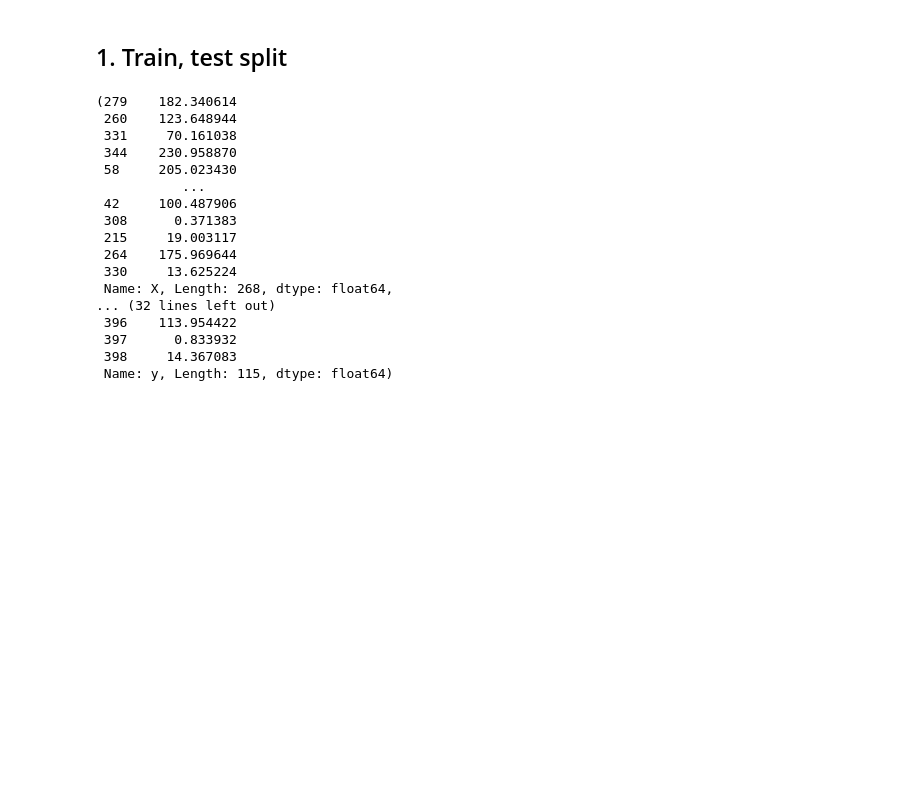
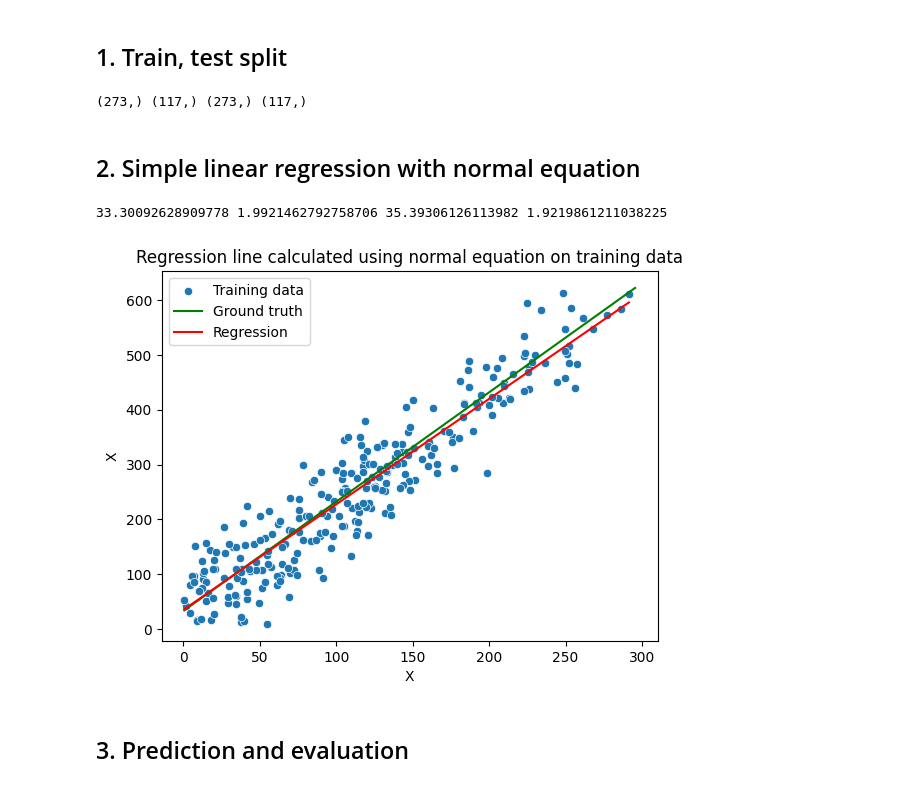
Before and after one commit to Crudeerz/ML-Rasmus-Berghall, a Jupyter notebook: Exercises/E00_answers.ipynb, the cells around one changed output. Drawn from its saved outputs; the diff is of its cells as text; code cells hidden in the pictures; blank space fills up the shorter version.

```diff
--- a/Exercises/E00_answers.ipynb
+++ b/Exercises/E00_answers.ipynb
@@ -99,22 +99,45 @@ def train_test_split(X: pd.DataFrame, y: pd.DataFrame, train_fraction= 0.7, rand
     return(X_train, X_test, y_train, y_test)
 
 
-train_test_split(df["X"], df["y"])
+X_tr, X_te, y_tr, y_te = train_test_split(df["X"], df["y"])
+
+
+print(X_tr.shape, X_te.shape, y_tr.shape, y_te.shape)
 # %% [output]
-(279    182.340614
- 260    123.648944
- 331     70.161038
- 344    230.958870
- 58     205.023430
-           ...
- 42     100.487906
- 308      0.371383
- 215     19.003117
- 264    175.969644
- 330     13.625224
- Name: X, Length: 268, dtype: float64,
-... (32 lines left out)
- 396    113.954422
- 397      0.833932
- 398     14.367083
- Name: y, Length: 115, dtype: float64)
+(273,) (117,) (273,) (117,)
+# %% [markdown]
+## 2. Simple linear regression with normal equation
+# %%
+ax = sns.scatterplot(x=X_tr, y=y_tr, label="Training data")
+ax.set_title("Regression line calculated using normal equation on training data")
+
+beta_1, beta_0 = np.polyfit(X_te,y_te, deg=1)
+
+def test_y_hat(x):
+    return beta_0 + beta_1*x
+
+
+
+## Ground truth with test data
+ax = sns.lineplot(x=X_te, y=test_y_hat(X_te), color="green", label="Ground truth")
+
+
+# Regression line with training data
+X_tr = np.array(X_tr)
+y_tr = np.array(y_tr)
+
+beta_1_tr, beta_0_tr  = np.polyfit(X_tr, y_tr, deg=1)
+
+def beta_hat(x):
+    return beta_0_tr + beta_1_tr*x
+
+
+
+ax = sns.lineplot(x=X_tr, y=beta_hat(X_tr), color="Red", label="Regression")
+
+print(beta_0, beta_1, beta_0_tr, beta_1_tr)
+# %% [output]
+33.30092628909778 1.9921462792758706 35.39306126113982 1.9219861211038225
+[figure, added]
+# %% [markdown]
+## 3. Prediction and evaluation
```
Also changed, not shown: parts of 3 cells of this notebook, 3 other files.
